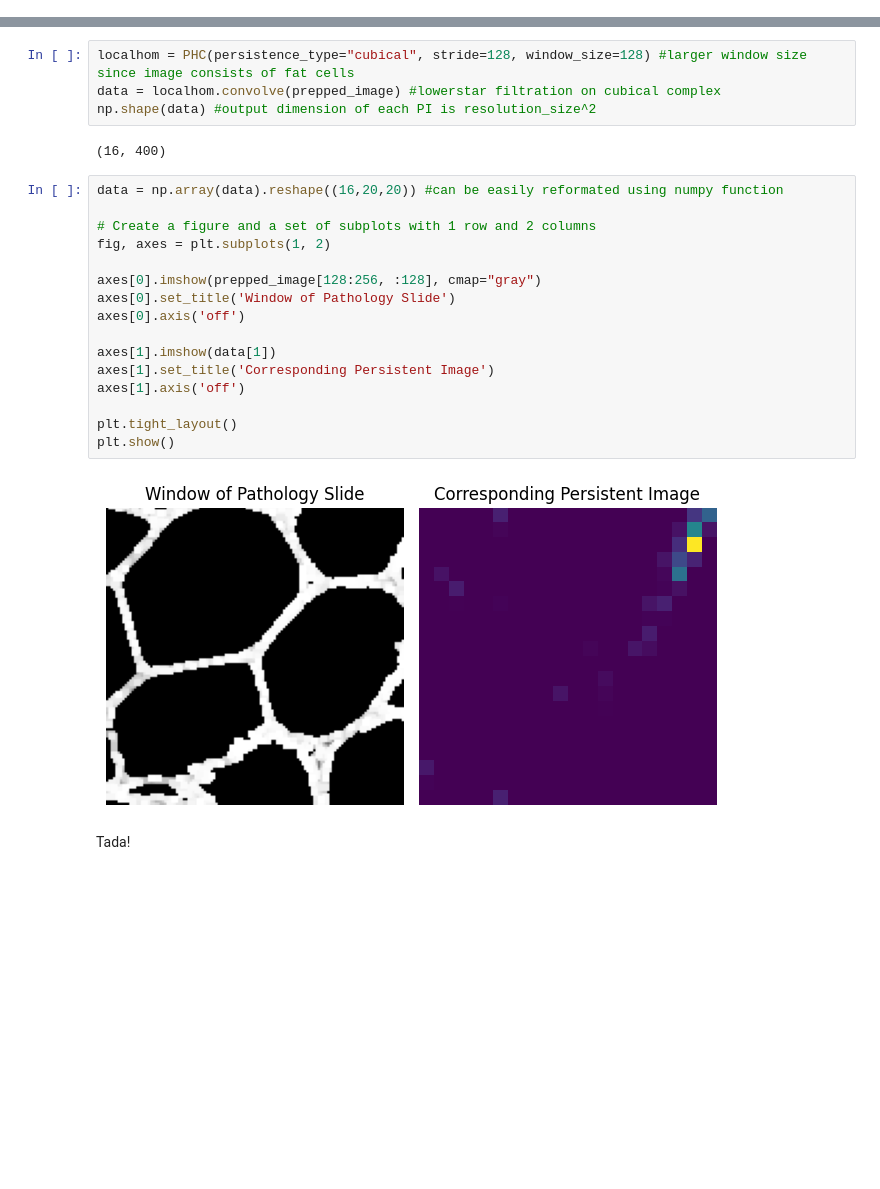
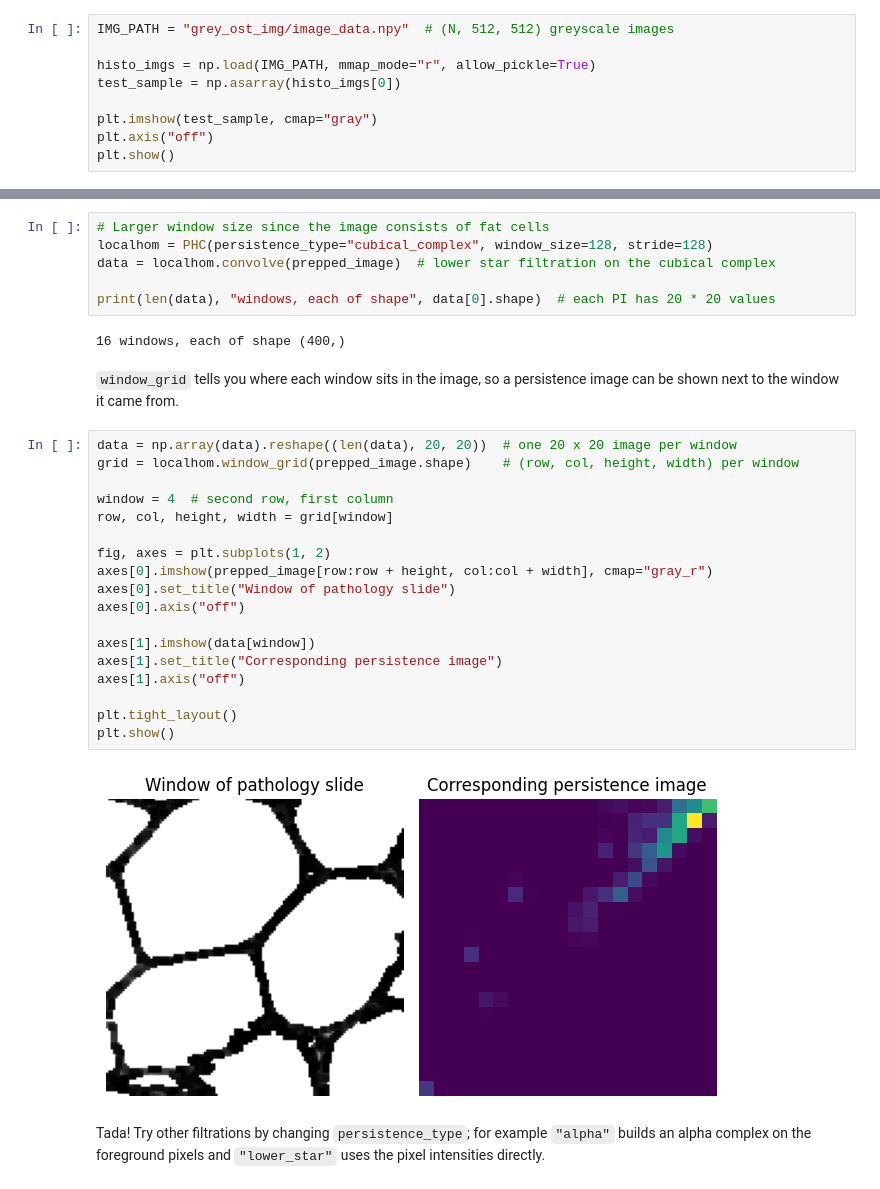
Before and after one commit to Shrunalp/PHC, a Jupyter notebook: PHC_Tutorial.ipynb, the cells around one changed output, grey strips where cells are left out. Cells and saved outputs as stored; diff of their text form; blank space fills up the shorter version.

```diff
--- a/PHC_Tutorial.ipynb
+++ b/PHC_Tutorial.ipynb
@@ -21,0 +29,9 @@ The method below conditions the greyscaled images to minimize topological noise.
+# %%
+IMG_PATH = "grey_ost_img/image_data.npy"  # (N, 512, 512) greyscale images
+
+histo_imgs = np.load(IMG_PATH, mmap_mode="r", allow_pickle=True)
+test_sample = np.asarray(histo_imgs[0])
+
+plt.imshow(test_sample, cmap="gray")
+plt.axis("off")
+plt.show()
@@ -32,26 +73,35 @@ plt.show()
 # %%
-localhom = PHC(persistence_type="cubical", stride=128, window_size=128) #larger window size since image consists of fat cells
-data = localhom.convolve(prepped_image) #lowerstar filtration on cubical complex
-np.shape(data) #output dimension of each PI is resolution_size^2
+# Larger window size since the image consists of fat cells
+localhom = PHC(persistence_type="cubical_complex", window_size=128, stride=128)
+data = localhom.convolve(prepped_image)  # lower star filtration on the cubical complex
+
+print(len(data), "windows, each of shape", data[0].shape)  # each PI has 20 * 20 values
 # %% [output]
-(16, 400)
+16 windows, each of shape (400,)
+# %% [markdown]
+`window_grid` tells you where each window sits in the image, so a persistence image can be
+shown next to the window it came from.
 # %%
-data = np.array(data).reshape((16,20,20)) #can be easily reformated using numpy function
+data = np.array(data).reshape((len(data), 20, 20))  # one 20 x 20 image per window
+grid = localhom.window_grid(prepped_image.shape)    # (row, col, height, width) per window
 
-# Create a figure and a set of subplots with 1 row and 2 columns
+window = 4  # second row, first column
+row, col, height, width = grid[window]
+
 fig, axes = plt.subplots(1, 2)
+axes[0].imshow(prepped_image[row:row + height, col:col + width], cmap="gray_r")
+axes[0].set_title("Window of pathology slide")
+axes[0].axis("off")
 
-axes[0].imshow(prepped_image[128:256, :128], cmap="gray")
-axes[0].set_title('Window of Pathology Slide')
-axes[0].axis('off')
-
-axes[1].imshow(data[1])
-axes[1].set_title('Corresponding Persistent Image')
-axes[1].axis('off')
+axes[1].imshow(data[window])
+axes[1].set_title("Corresponding persistence image")
+axes[1].axis("off")
 
 plt.tight_layout()
 plt.show()
 # %% [output]
-[figure, old version]
+[figure, new version]
-# %% [markdown]
-Tada!
+# %% [markdown]
+Tada! Try other filtrations by changing `persistence_type`; for example `"alpha"` builds an
+alpha complex on the foreground pixels and `"lower_star"` uses the pixel intensities
+directly.
```
Also changed, not shown: parts of 18 cells of this notebook, 30 other files.
